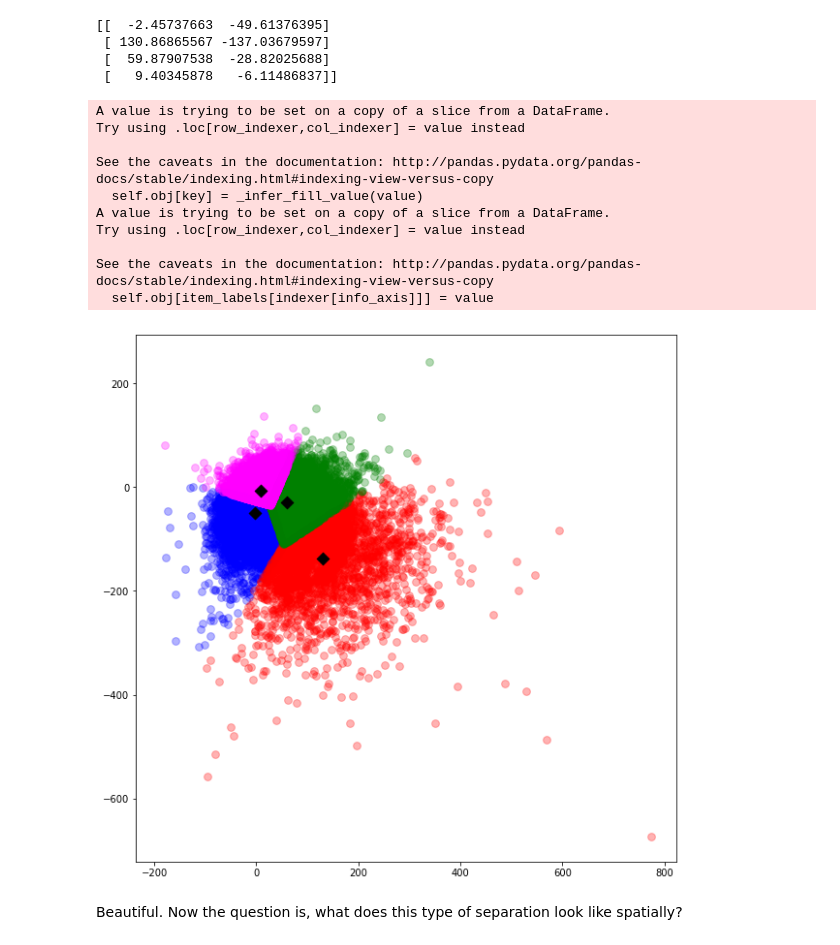
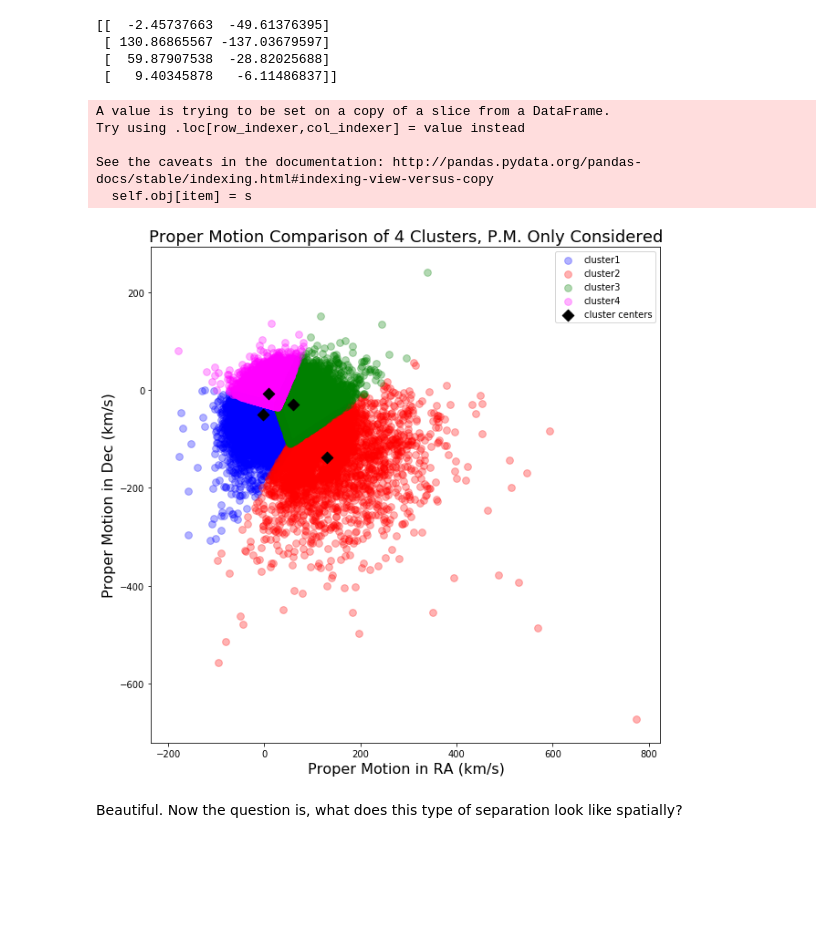
Before and after one commit to danfeldman90/Springboard-projects, a Jupyter notebook: Capstone_Project2/KMeans_Analysis.ipynb, the cells around one changed output. Cells and saved outputs as stored; diff of their text form; code cells hidden in the pictures; blank space fills up the shorter version.

```diff
--- a/Capstone_Project2/KMeans_Analysis.ipynb
+++ b/Capstone_Project2/KMeans_Analysis.ipynb
@@ -248,31 +267,31 @@ print(centers_pm)
 # %%
 X2.loc[:, 'labels'] = labels_pm.copy()
 df_cluster1 = X2.loc[X2.labels==0]
 df_cluster2 = X2.loc[X2.labels==1]
 df_cluster3 = X2.loc[X2.labels==2]
 df_cluster4 = X2.loc[X2.labels==3]
 
 # Plot the velocities:
 fig = plt.figure(figsize=(10,10))
 ax = fig.add_subplot(111)
-ax.scatter(df_cluster1['pmra'], df_cluster1['pmdec'], c='blue', s=60, alpha=0.3)
-ax.scatter(df_cluster2['pmra'], df_cluster2['pmdec'], c='red', s=60, alpha=0.3)
-ax.scatter(df_cluster3['pmra'], df_cluster3['pmdec'], c='green', s=60, alpha=0.3)
-ax.scatter(df_cluster4['pmra'], df_cluster4['pmdec'], c='magenta', s=60, alpha=0.3)
-ax.scatter(centers_pm[:,0], centers_pm[:,1], c='black', s=80, alpha=1.0, marker='D', zorder=1)
+ax.scatter(df_cluster1['pmra'], df_cluster1['pmdec'], c='blue', s=60, alpha=0.3, label='cluster1')
+ax.scatter(df_cluster2['pmra'], df_cluster2['pmdec'], c='red', s=60, alpha=0.3, label='cluster2')
+ax.scatter(df_cluster3['pmra'], df_cluster3['pmdec'], c='green', s=60, alpha=0.3, label='cluster3')
+ax.scatter(df_cluster4['pmra'], df_cluster4['pmdec'], c='magenta', s=60, alpha=0.3, label='cluster4')
+ax.scatter(centers_pm[:,0], centers_pm[:,1], c='black', s=80, alpha=1.0, marker='D',
+           zorder=1, label='cluster centers')
+ax.set_xlabel('Proper Motion in RA (km/s)', fontsize=16)
+ax.set_ylabel('Proper Motion in Dec (km/s)', fontsize=16)
+ax.set_title('Proper Motion Comparison of 4 Clusters, P.M. Only Considered', fontsize=18)
+plt.legend(loc='best')
 plt.show()
 # %% [output]
 A value is trying to be set on a copy of a slice from a DataFrame.
 Try using .loc[row_indexer,col_indexer] = value instead
 
 See the caveats in the documentation: http://pandas.pydata.org/pandas-docs/stable/indexing.html#indexing-view-versus-copy
-  self.obj[key] = _infer_fill_value(value)
-A value is trying to be set on a copy of a slice from a DataFrame.
-Try using .loc[row_indexer,col_indexer] = value instead
-
-See the caveats in the documentation: http://pandas.pydata.org/pandas-docs/stable/indexing.html#indexing-view-versus-copy
-  self.obj[item_labels[indexer[info_axis]]] = value
+  self.obj[item] = s
-[figure, old version]
+[figure, new version]
 # %% [markdown]
 Beautiful. Now the question is, what does this type of separation look like spatially?
 # %%
```
Also changed, not shown: parts of 21 cells of this notebook.
